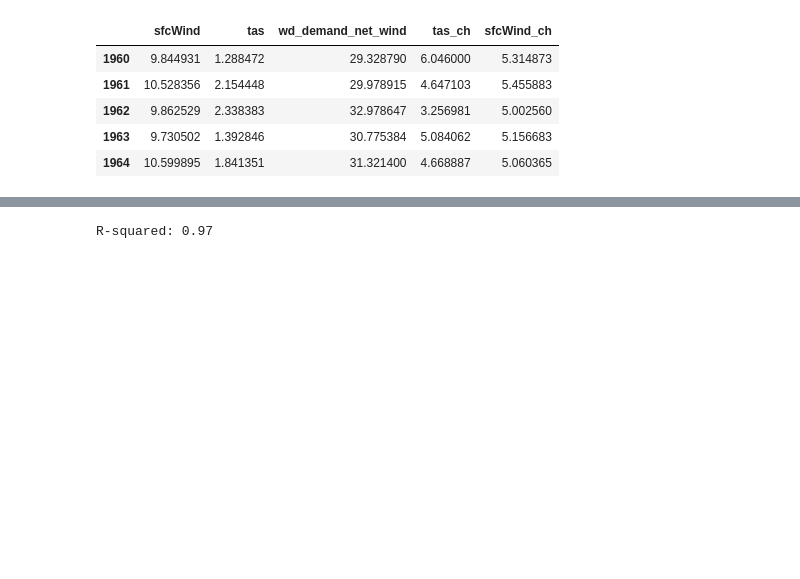
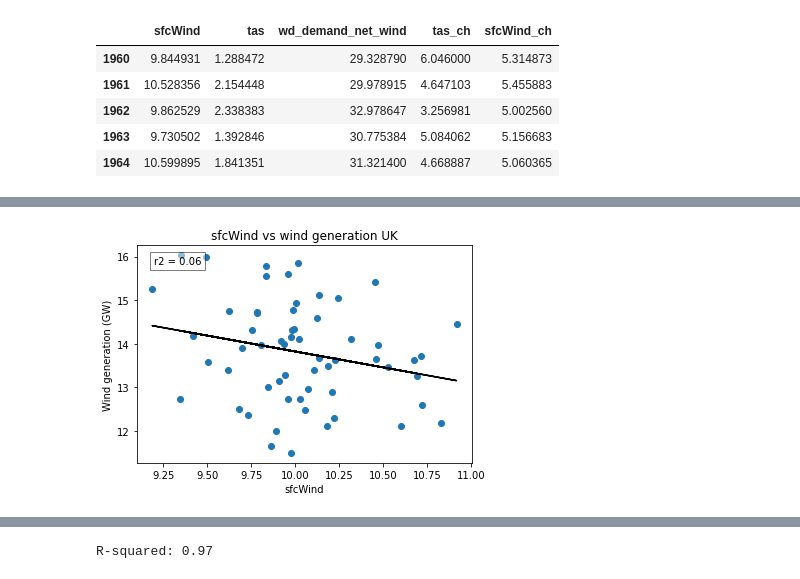
Before and after one commit to benhutchmet/unseen_multi_year, a Jupyter notebook: testing_clearheads_dnw.ipynb, the cells around one changed output, grey strips where cells are left out. Saved outputs shown, nothing was run; the diff lists cells and outputs as text; code cells hidden in the pictures; blank space fills up the shorter version.

```diff
--- a/testing_clearheads_dnw.ipynb
+++ b/testing_clearheads_dnw.ipynb
@@ -1018,3 +1018,7 @@ df_new_full.head()
 | 1962 | 9.862529 | 2.338383 | 32.978647 | 3.256981 | 5.002560 |
 | 1963 | 9.730502 | 1.392846 | 30.775384 | 5.084062 | 5.156683 |
 | 1964 | 10.599895 | 1.841351 | 31.321400 | 4.668887 | 5.060365 |
+# %%
+# add wind generation and wd demand to the df_new_full
+df_new_full['wind_gen'] = df_full_daily_ONDJFM_subset['wind_gen'].values
+df_new_full['United_Kingdom_wd_demand'] = df_full_daily_ONDJFM_subset['United_Kingdom_wd_demand'].values
@@ -1020,0 +1034,12 @@ df_new_full.head()
+# %%
+# plot the scatter between the sfcWind and the wind generation
+plot_scatter_with_fit(
+    df=df_new_full,
+    x_col="sfcWind",
+    y_col="wind_gen",
+    title="sfcWind vs wind generation UK",
+    xlabel="sfcWind",
+    ylabel="Wind generation (GW)",
+)
+# %% [output]
+[figure, added]
```
Also changed, not shown: parts of 3 cells of this notebook, 2 other files.
